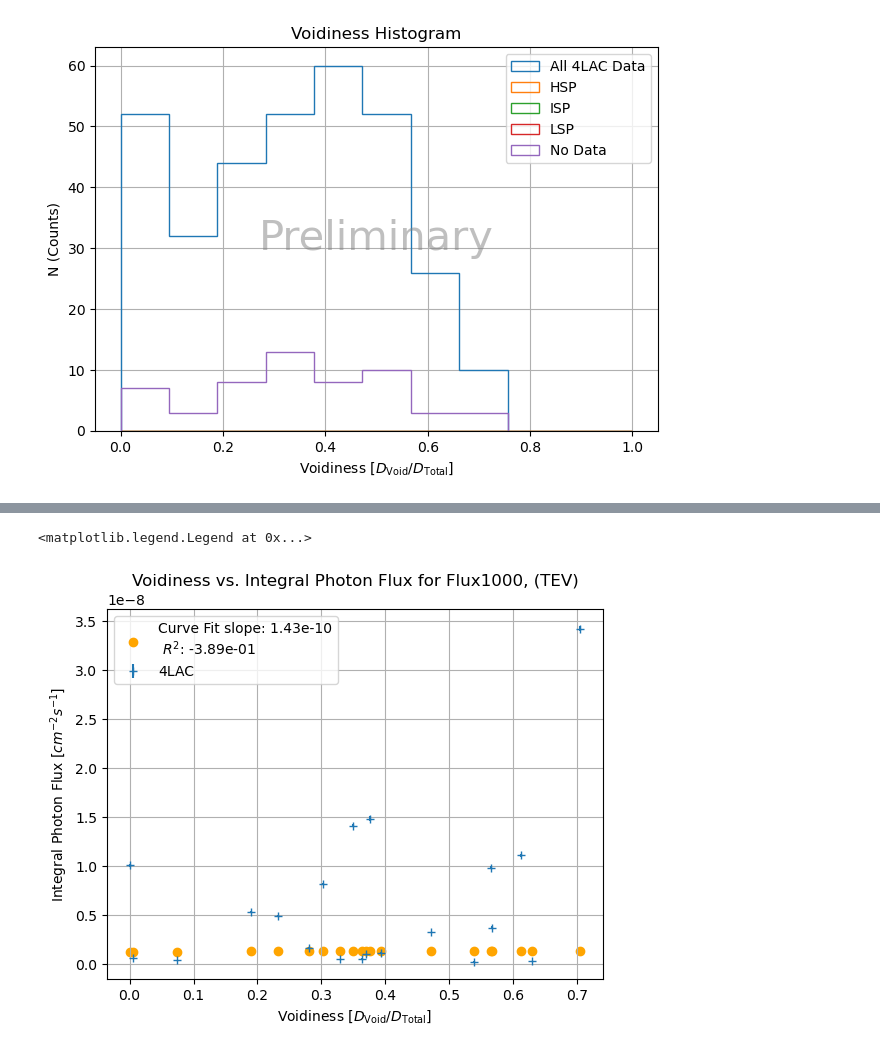
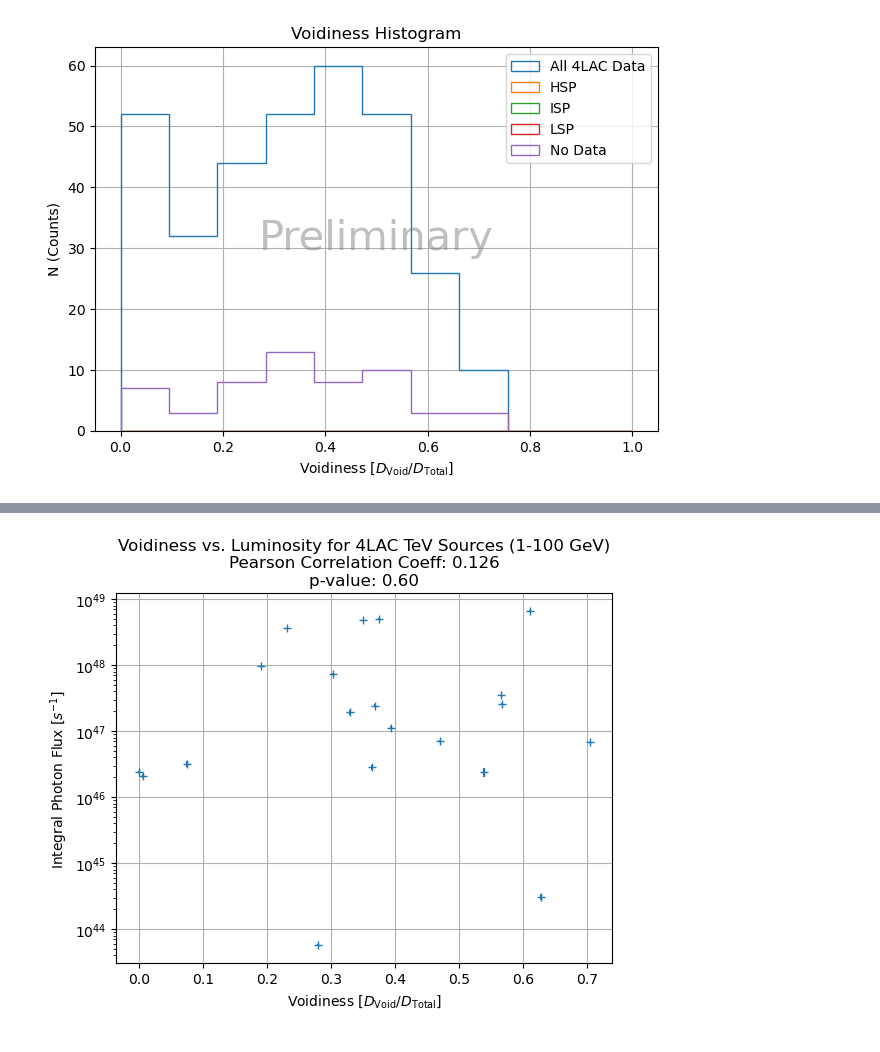
Before and after one commit to Cranberry-Juice/GRS-V, a Jupyter notebook: voidiness_plots.ipynb, the cells around one changed output, grey strips where cells are left out. Saved outputs shown, nothing was run; the diff lists cells and outputs as text; code cells hidden in the pictures.

```diff
--- a/voidiness_plots.ipynb
+++ b/voidiness_plots.ipynb
@@ -318,4 +300,10 @@ plt.tight_layout()
 plt.show()
 # %% [output]
 [figure]
+# %%
+# Calculating luminosity
+four_lac["L1000"] = four_lac.Flux1000 * 4 * np.pi * (four_lac.cmvd_Mpc * 3.08567758128e24)**2
+# %%
+
+four_lac["Unc_L1000"] = (four_lac.Unc_Flux1000/four_lac.Flux1000)*four_lac.L1000
 # %%
@@ -365,47 +351,45 @@ plt.legend()
 # %%
 # Curve fit
 # https://faculty1.coloradocollege.edu/~sburns/LinearFitting/SimpleDataFittingWithError.html
-# According to this we should use sigma=True since our data
+# According to this we should use sigma=True
 from scipy.optimize import curve_fit
 from sklearn.metrics import r2_score
 
 def linear_model(x, a, b):
     return a * x + b
 
-tevs_four_lac = four_lac[tev_mask].copy()
-
-popt, pcov = curve_fit(linear_model, tevs_four_lac.Voidiness, tevs_four_lac.Flux1000,
-                       sigma=tevs_four_lac.Unc_Flux1000,
-                       absolute_sigma=True)
-slope, intercept = popt
-tevs_four_lac['Flux1000_FIT'] = linear_model(np.array(tevs_four_lac.Voidiness), slope, intercept)
-stats_data = {'Flux1000_FIT_slope': slope, 'Flux1000_FIT_r2': r2_score(tevs_four_lac.Flux1000, tevs_four_lac.Flux1000_FIT)}
+# tevs_four_lac = four_lac[mask].copy()
+# popt, pcov = curve_fit(linear_model, tevs_four_lac.Voidiness, tevs_four_lac.L1000, sigma=tevs_four_lac.Unc_L1000)
+# slope, intercept = popt
+# tevs_four_lac['L1000_FIT'] = linear_model(np.array(tevs_four_lac.Voidiness), slope, intercept)
+# stats_data = {'L1000_FIT_slope': slope, 'L1000_FIT_r2': r2_score(tevs_four_lac.L1000, tevs_four_lac.L1000_FIT)}
 
 
-popt, pcov = curve_fit(linear_model, tevs_four_lac.Voidiness, tevs_four_lac.Energy_Flux100,
-                       sigma=tevs_four_lac.Unc_Energy_Flux100,
-                       absolute_sigma=True)
-slope, intercept = popt
-tevs_four_lac['Energy_Flux100_FIT'] = linear_model(np.array(tevs_four_lac.Voidiness), slope, intercept)
-stats_data['Energy_Flux100_FIT_slope'] = slope
-stats_data['Energy_Flux100_FIT_r2'] = r2_score(tevs_four_lac.Energy_Flux100, tevs_four_lac.Energy_Flux100_FIT)
+# popt, pcov = curve_fit(linear_model, tevs_four_lac.Voidiness, tevs_four_lac.Energy_Flux100, sigma=tevs_four_lac.Unc_Energy_Flux100)
+# slope, intercept = popt
+# tevs_four_lac['Energy_Flux100_FIT'] = linear_model(np.array(tevs_four_lac.Voidiness), slope, intercept)
+# stats_data['Energy_Flux100_FIT_slope'] = slope
+# stats_data['Energy_Flux100_FIT_r2'] = r2_score(tevs_four_lac.Energy_Flux100, tevs_four_lac.Energy_Flux100_FIT)
 # GRS ONly
 # """Voidines v. Power Law Index PL_Index
 # Voidiness v. Flux
 # """
-key = "Flux1000"
-plt.errorbar(tevs_four_lac.Voidiness, tevs_four_lac[key],
-             yerr=tevs_four_lac["Unc_"+key],
+mask = tev_mask
+key = "L1000"
+plt.errorbar(four_lac.Voidiness[mask], four_lac.L1000[mask],
+             yerr=four_lac.Unc_L1000[mask],
              linestyle='',
              marker='+',
              label='4LAC')
-plt.scatter(tevs_four_lac.Voidiness, tevs_four_lac[key+"_FIT"], color='orange', label = f"Curve Fit slope: {stats_data[key + '_FIT_slope']:.2e}\n $R^2$: {stats_data[key + '_FIT_r2']:.2e}")
-# plt.yscale('log')
-plt.title(f'Voidiness vs. Integral Photon Flux for {key}, (TEV)')
+corr_test= stats.pearsonr(four_lac.Voidiness[mask], four_lac[key][mask])
+# plt.scatter(tevs_four_lac.Voidiness, tevs_four_lac[key+"_FIT"], color='orange', label = f"Curve Fit slope: {stats_data[key + '_FIT_slope']:.2e}\n $R^2$: {stats_data[key + '_FIT_r2']:.2e}")
+plt.yscale('log')
+plt.title(f'Voidiness vs. Luminosity for 4LAC TeV Sources (1-100 GeV)' +
+          f"\nPearson Correlation Coeff: {corr_test[0]:.3f}"+
+          f"\np-value: {corr_test[1]:.2f}")
 plt.xlabel("Voidiness [$D_{\\rm Void}/D_{\\rm Total}$]")
-plt.ylabel("Integral Photon Flux [$cm^{-2} s^{-1}$] ")
+plt.ylabel("Integral Photon Flux [$ s^{-1}$] ")
 plt.grid()
-plt.legend()
+# plt.legend()
 # %% [output]
-<matplotlib.legend.Legend at 0x...>
-[figure, old version]
+[figure, new version]
```
Also changed, not shown: parts of 15 cells of this notebook, 30 other files.
